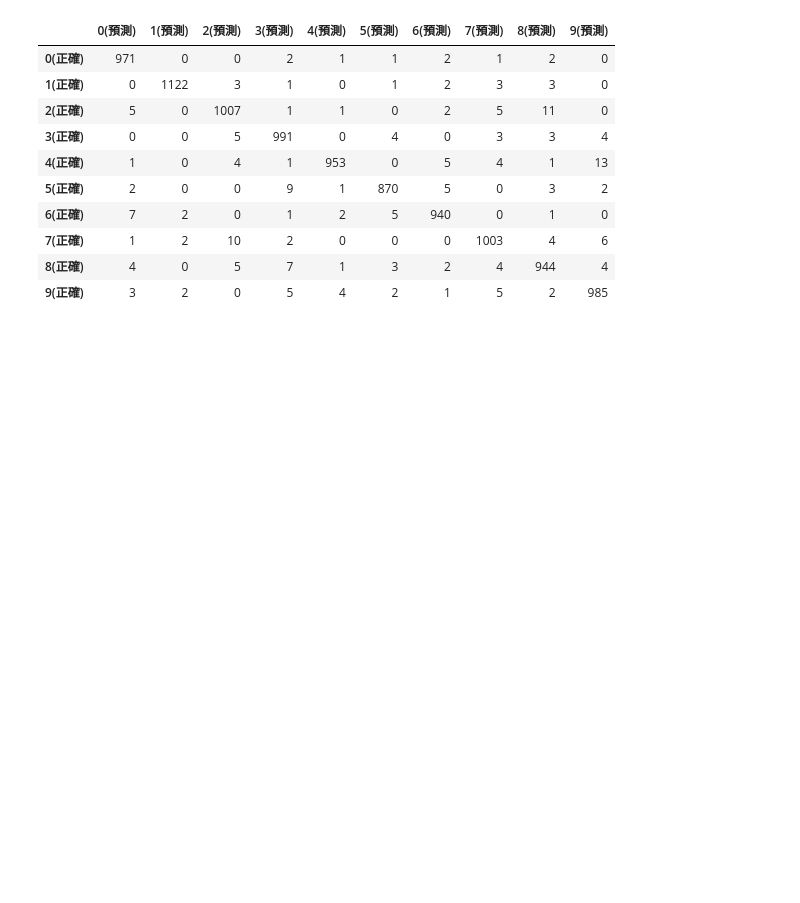
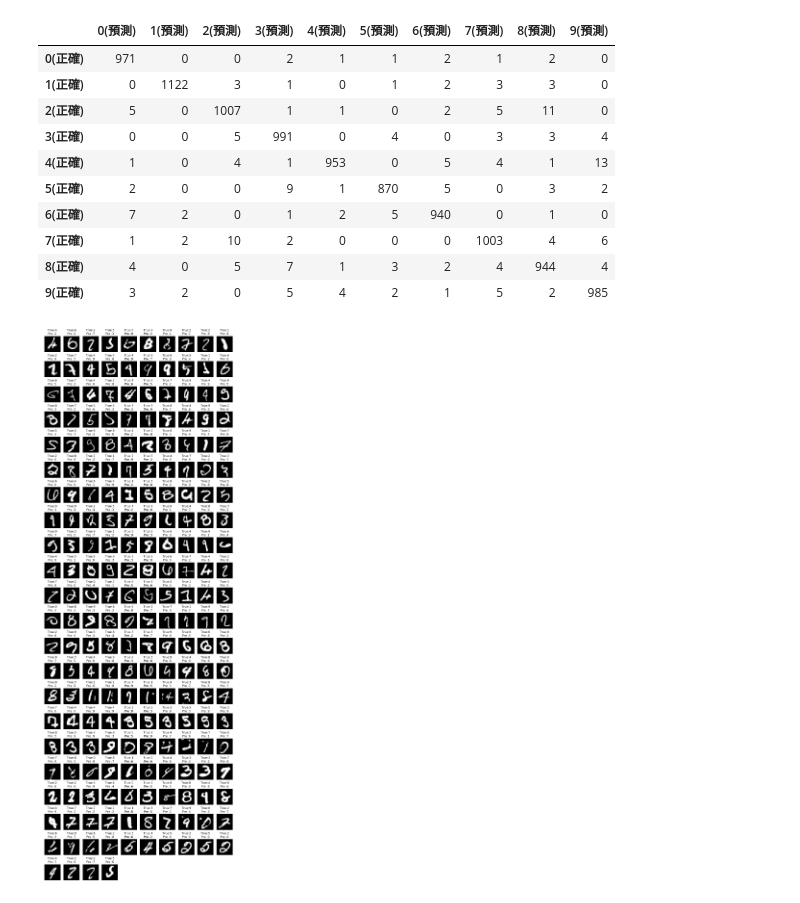
Before and after one commit to Elwing-Chou/MLTT, a Jupyter notebook: mlp.ipynb, the cells around one changed output. Cells and saved outputs as stored; diff of their text form; code cells hidden in the pictures; blank space fills up the shorter version.

```diff
--- a/mlp.ipynb
+++ b/mlp.ipynb
@@ -154,3 +154,27 @@ pd.DataFrame(mat, columns=col, index=row)
 | 7(正確) | 1 | 2 | 10 | 2 | 0 | 0 | 0 | 1003 | 4 | 6 |
 | 8(正確) | 4 | 0 | 5 | 7 | 1 | 3 | 2 | 4 | 944 | 4 |
 | 9(正確) | 3 | 2 | 0 | 5 | 4 | 2 | 1 | 5 | 2 | 985 |
+# %%
+import numpy as np
+idx = np.nonzero(y_test != pre)[0]
+# 預測錯誤的圖片
+false_img = x_test[idx]
+# 預測錯誤的正確標籤
+false_true = y_test[idx]
+# 預測錯誤的預測標籤
+false_pre = pre[idx]
+# subplot: plt.subplot(高, 寬, 第幾張)
+# (2, 3, 1), (2, 3, 2), (2, 3, 3)
+# (2, 3, 4), (2, 3, 5), (2, 3, 6)
+plt.figure(figsize=(14, 42))
+width = 10
+height = len(false_img) // width + 1
+for i, img in enumerate(false_img):
+    plt.subplot(height, width, i + 1)
+    t = ("True:" + str(false_true[i]) + "\n"
+         "Pre :" + str(false_pre[i]))
+    plt.title(t)
+    plt.axis("off")
+    plt.imshow(img, cmap="gray")
+# %% [output]
+[figure, added]
```
Also changed, not shown: parts of 1 cell of this notebook.
